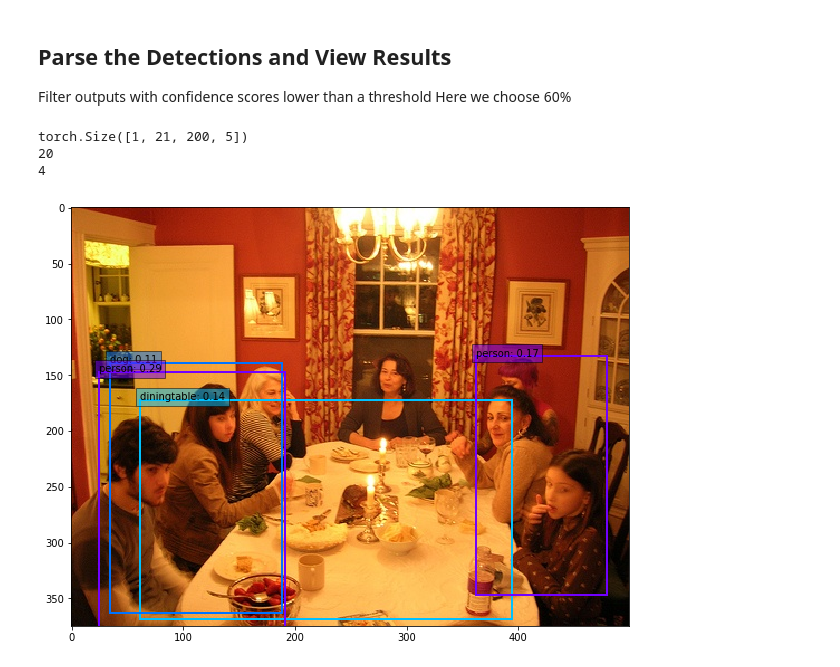
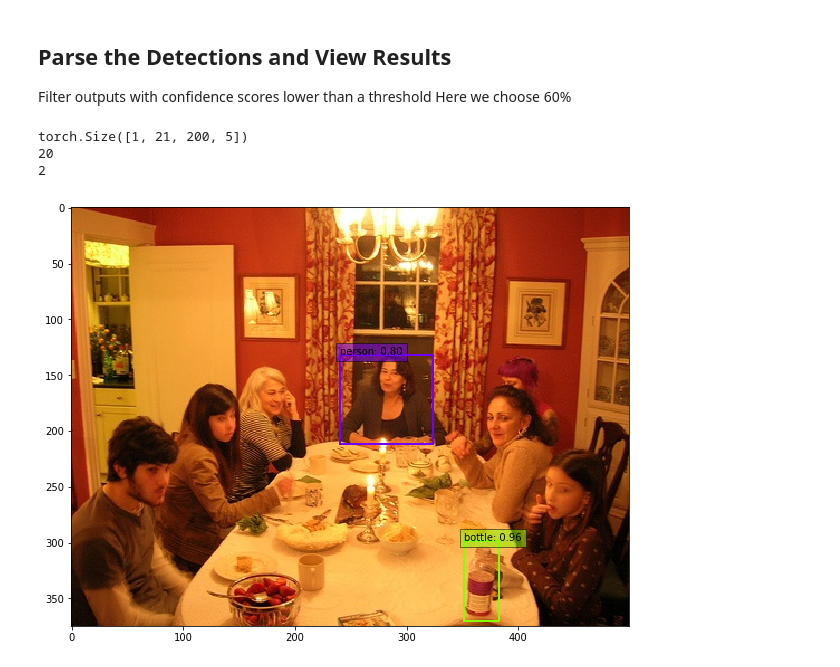
Before and after one commit to dd604/refinedet.pytorch, a Jupyter notebook: demo/demo.ipynb, the cells around one changed output. Drawn from its saved outputs; the diff is of its cells as text; code cells hidden in the pictures.

```diff
--- a/demo/demo.ipynb
+++ b/demo/demo.ipynb
@@ -30,7 +30,7 @@ net.create_architecture()
 net.eval()
 net = net.cuda()
 # load weights
-weights_path = '../weights/refinedet320_VOC_120000.pth'
+weights_path = '../weights/refinedet320_VOC_116000.pth'
 weights = torch.load(weights_path)
 net.load_state_dict(weights)
 # %% [output]
@@ -96,33 +95,33 @@ plt.figure(figsize=(10,10))
 colors = plt.cm.hsv(np.linspace(0, 1, num_classes+1)).tolist()
 plt.imshow(rgb_image)  # plot the image for matplotlib
 currentAxis = plt.gca()
 
-detections = y.data
+detections = y
 print(detections.size())
 print(len(labels))
 # scale each detection back up to the image
 scale = torch.Tensor(rgb_image.shape[1::-1]).repeat(2)
 sum_j = 0
 for i in range(1, detections.size(1)):
 # for i in range(0, 1):
     j = 0
     while detections[0,i,j,0] >= 0.1:
         score = detections[0,i,j,0]
 #         print(score)
         label_name = labels[i-1]
         display_txt = '%s: %.2f'%(label_name, score)
         pt = (detections[0,i,j,1:]*scale).cpu().numpy()
 #         print(pt)
         coords = (pt[0], pt[1]), pt[2]-pt[0]+1, pt[3]-pt[1]+1
         color = colors[i]
         currentAxis.add_patch(plt.Rectangle(*coords, fill=False, edgecolor=color, linewidth=2))
         currentAxis.text(pt[0], pt[1], display_txt, bbox={'facecolor':color, 'alpha':0.5})
         j+=1
     sum_j += j
 
 print(sum_j)
 # %% [output]
 torch.Size([1, 21, 200, 5])
 20
-4
+2
-[figure, old version]
+[figure, new version]
```
Also changed, not shown: parts of 2 cells of this notebook, 13 other files.
